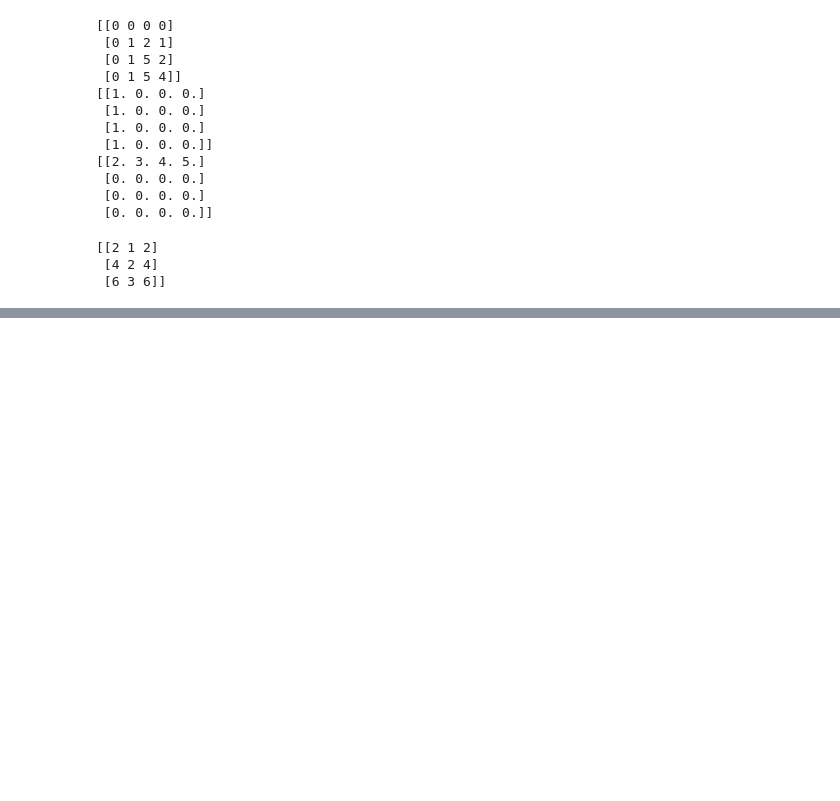
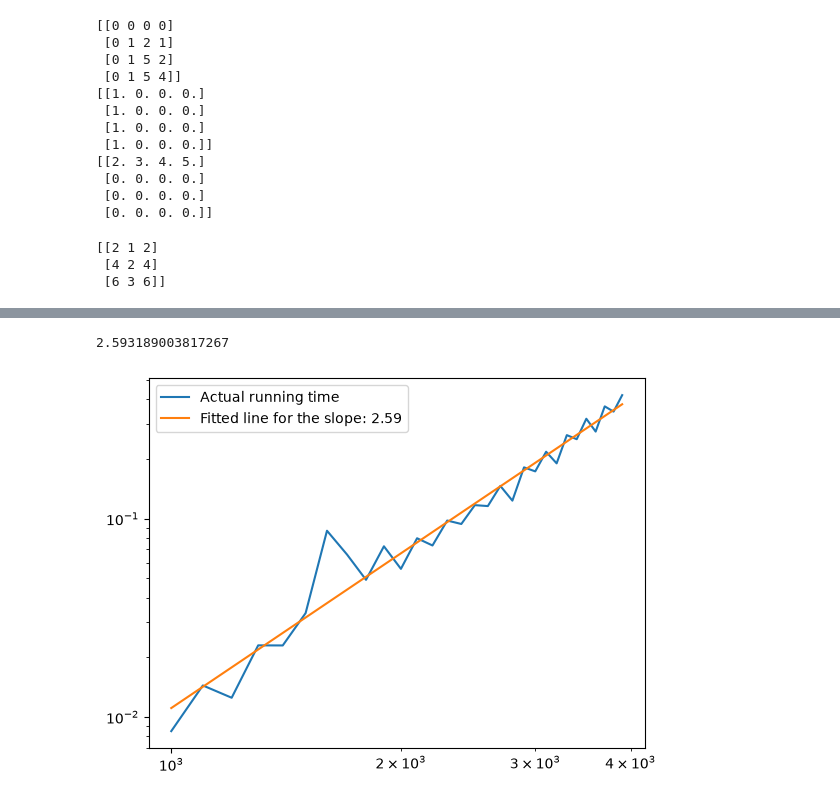
Before and after one commit to mbg615/MATH-311, a Jupyter notebook: Lectures/Lecture06.ipynb, the cells around one changed output, grey strips where cells are left out. Cells and saved outputs as stored; diff of their text form; code cells hidden in the pictures; blank space fills up the shorter version.

```diff
--- a/Lectures/Lecture06.ipynb
+++ b/Lectures/Lecture06.ipynb
@@ -700,0 +840,33 @@ print(np.outer(u, v))
+# %%
+run_time = []
+# %%
+# main loop
+for n in sizes:
+    # generate random matrix
+    A = np.random.normal(loc=0, scale=1.5, size=(n, n))
+    b = np.random.normal(size=n)
+    start_time = time.time()
+    # solve the system Ax = b
+    x = np.linalg.solve(A, b)
+    end_time = time.time()
+    run_time.append(end_time - start_time)
+# %%
+# compute slope, intercept
+slope, intercept = np.polyfit(np.log(sizes), np.log(run_time), deg=1)
+print(slope)
+# %% [output]
+2.593189003817267
+# %%
+# compute the fitted line
+y_hat = np.exp(slope * np.log(sizes) + intercept)
+# %%
+fig, ax = plt.subplots()
+ax.loglog(sizes, run_time, label="Actual running time")
+
+ax.loglog(sizes, y_hat, label=f"Fitted line for the slope: {slope:.2f}")
+
+ax.legend()
+
+plt.show()
+# %% [output]
+[figure, added]
```
Also changed, not shown: parts of 20 cells of this notebook.
